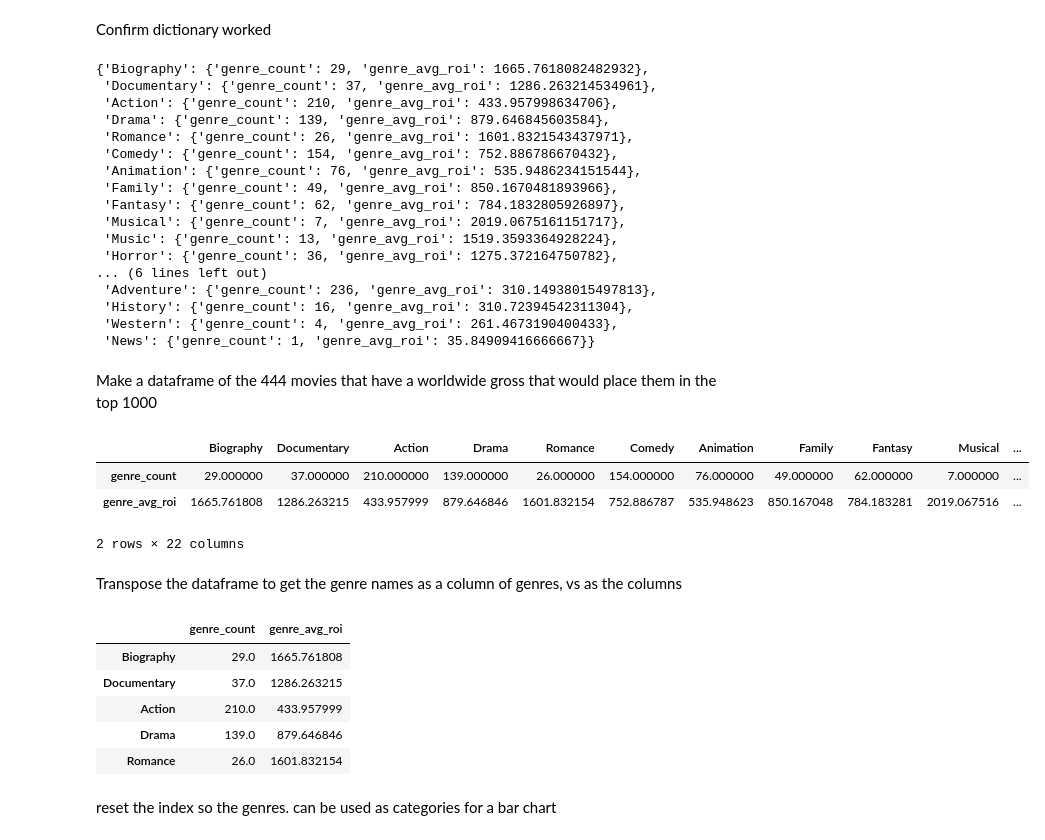
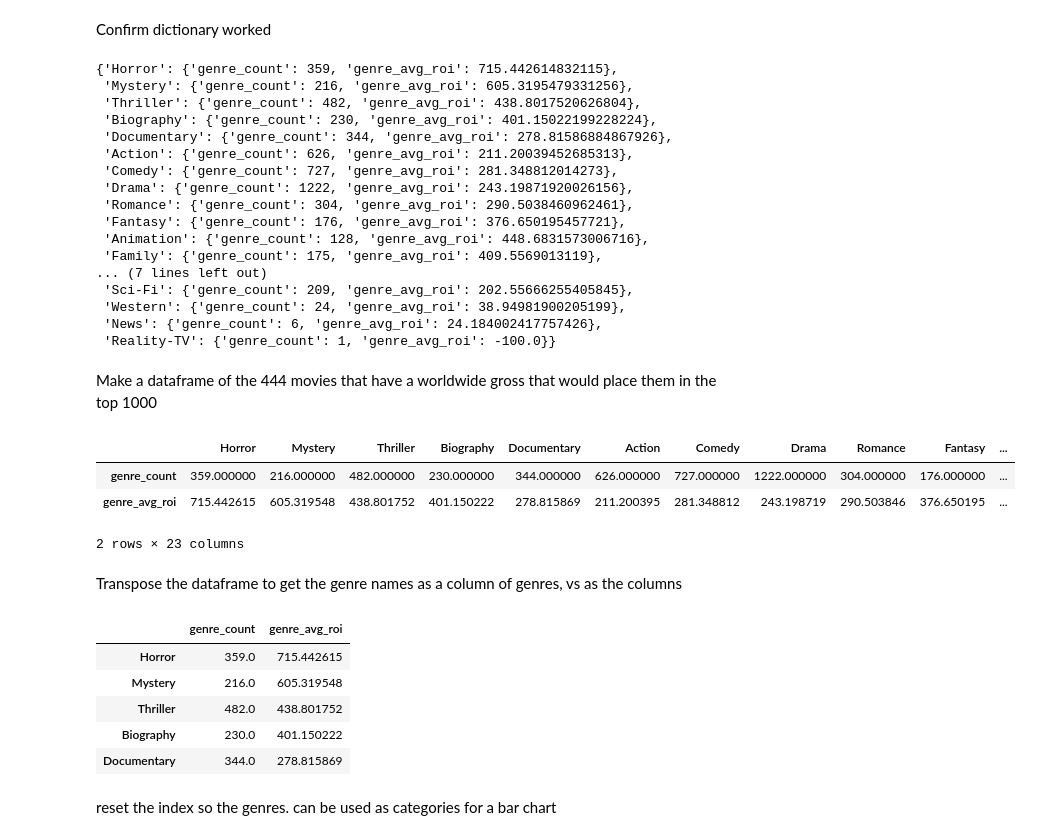
Before and after one commit to JordanMang/phase_1_id10t_team, a Jupyter notebook: primary_notebook.ipynb, the cells around one changed output. Cells and saved outputs as stored; diff of their text form; code cells hidden in the pictures.

```diff
--- a/primary_notebook.ipynb
+++ b/primary_notebook.ipynb
@@ -218,6 +182,3 @@ Additionally, the data frame has duplicate rows (all values same) - we can drop
 Next step cleans for complete duplicates, and filters down to only include movies with a global gross over 152,962,083 (the revenue of the 1000th top grossing movie).
 
 This way, our dataframe will suggest the genre to use for a movie if the studio wants to produce a top 1000 movie (by worldwide gross, the biggest metric used by the public) and what the genre should be to get a strong ROI.
-# %%
-genres_clean.drop_duplicates(keep='first',
-                            inplace=True)
@@ -228,6 +184,0 @@ genres_clean.shape
-# %%
-genres_clean = genres_clean.loc[genres_clean['worldwide_gross'] >= 152962083]
-# %%
-genres_clean.sort_values(by='perc_return',
-                   ascending=False,
-                   inplace=True)
@@ -353,33 +300,33 @@ Confirm dictionary worked
 # %%
 genre_dict
 # %% [output]
-{'Biography': {'genre_count': 29, 'genre_avg_roi': 1665.7618082482932},
- 'Documentary': {'genre_count': 37, 'genre_avg_roi': 1286.263214534961},
- 'Action': {'genre_count': 210, 'genre_avg_roi': 433.957998634706},
- 'Drama': {'genre_count': 139, 'genre_avg_roi': 879.646845603584},
- 'Romance': {'genre_count': 26, 'genre_avg_roi': 1601.8321543437971},
- 'Comedy': {'genre_count': 154, 'genre_avg_roi': 752.886786670432},
- 'Animation': {'genre_count': 76, 'genre_avg_roi': 535.9486234151544},
- 'Family': {'genre_count': 49, 'genre_avg_roi': 850.1670481893966},
- 'Fantasy': {'genre_count': 62, 'genre_avg_roi': 784.1832805926897},
- 'Musical': {'genre_count': 7, 'genre_avg_roi': 2019.0675161151717},
- 'Music': {'genre_count': 13, 'genre_avg_roi': 1519.3593364928224},
- 'Horror': {'genre_count': 36, 'genre_avg_roi': 1275.372164750782},
-... (6 lines left out)
- 'Adventure': {'genre_count': 236, 'genre_avg_roi': 310.14938015497813},
- 'History': {'genre_count': 16, 'genre_avg_roi': 310.72394542311304},
- 'Western': {'genre_count': 4, 'genre_avg_roi': 261.4673190400433},
- 'News': {'genre_count': 1, 'genre_avg_roi': 35.84909416666667}}
+{'Horror': {'genre_count': 359, 'genre_avg_roi': 715.442614832115},
+ 'Mystery': {'genre_count': 216, 'genre_avg_roi': 605.3195479331256},
+ 'Thriller': {'genre_count': 482, 'genre_avg_roi': 438.8017520626804},
+ 'Biography': {'genre_count': 230, 'genre_avg_roi': 401.15022199228224},
+ 'Documentary': {'genre_count': 344, 'genre_avg_roi': 278.81586884867926},
+ 'Action': {'genre_count': 626, 'genre_avg_roi': 211.20039452685313},
+ 'Comedy': {'genre_count': 727, 'genre_avg_roi': 281.348812014273},
+ 'Drama': {'genre_count': 1222, 'genre_avg_roi': 243.19871920026156},
+ 'Romance': {'genre_count': 304, 'genre_avg_roi': 290.5038460962461},
+ 'Fantasy': {'genre_count': 176, 'genre_avg_roi': 376.650195457721},
+ 'Animation': {'genre_count': 128, 'genre_avg_roi': 448.6831573006716},
+ 'Family': {'genre_count': 175, 'genre_avg_roi': 409.5569013119},
+... (7 lines left out)
+ 'Sci-Fi': {'genre_count': 209, 'genre_avg_roi': 202.55666255405845},
+ 'Western': {'genre_count': 24, 'genre_avg_roi': 38.94981900205199},
+ 'News': {'genre_count': 6, 'genre_avg_roi': 24.184002417757426},
+ 'Reality-TV': {'genre_count': 1, 'genre_avg_roi': -100.0}}
 # %% [markdown]
 Make a dataframe of the 444 movies that have a worldwide gross that would place them in the top 1000
 # %%
-top_444 = pd.DataFrame.from_dict(genre_dict)
+top_films = pd.DataFrame.from_dict(genre_dict)
 # %%
-top_444.head()
+top_films.head()
 # %% [output]
-|  | Biography | Documentary | Action | Drama | Romance | Comedy | Animation | Family | Fantasy | Musical | ... |
-| genre_count | 29.000000 | 37.000000 | 210.000000 | 139.000000 | 26.000000 | 154.000000 | 76.000000 | 49.000000 | 62.000000 | 7.000000 | ... |
-| genre_avg_roi | 1665.761808 | 1286.263215 | 433.957999 | 879.646846 | 1601.832154 | 752.886787 | 535.948623 | 850.167048 | 784.183281 | 2019.067516 | ... |
+|  | Horror | Mystery | Thriller | Biography | Documentary | Action | Comedy | Drama | Romance | Fantasy | ... |
+| genre_count | 359.000000 | 216.000000 | 482.000000 | 230.000000 | 344.000000 | 626.000000 | 727.000000 | 1222.000000 | 304.000000 | 176.000000 | ... |
+| genre_avg_roi | 715.442615 | 605.319548 | 438.801752 | 401.150222 | 278.815869 | 211.200395 | 281.348812 | 243.198719 | 290.503846 | 376.650195 | ... |
-2 rows × 22 columns
+2 rows × 23 columns
 # %% [markdown]
 Transpose the dataframe to get the genre names as a column of genres, vs as the columns
@@ -388,10 +335,10 @@ top_444 = top_444.transpose()
 # %%
-top_444.head()
+top_films.head()
 # %% [output]
 |  | genre_count | genre_avg_roi |
-| Biography | 29.0 | 1665.761808 |
-| Documentary | 37.0 | 1286.263215 |
-| Action | 210.0 | 433.957999 |
-| Drama | 139.0 | 879.646846 |
-| Romance | 26.0 | 1601.832154 |
+| Horror | 359.0 | 715.442615 |
+| Mystery | 216.0 | 605.319548 |
+| Thriller | 482.0 | 438.801752 |
+| Biography | 230.0 | 401.150222 |
+| Documentary | 344.0 | 278.815869 |
 # %%
```
Also changed, not shown: parts of 26 cells of this notebook, 1 other file.
